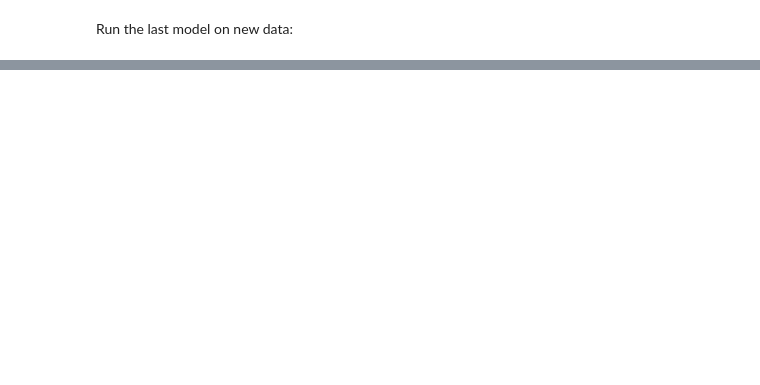
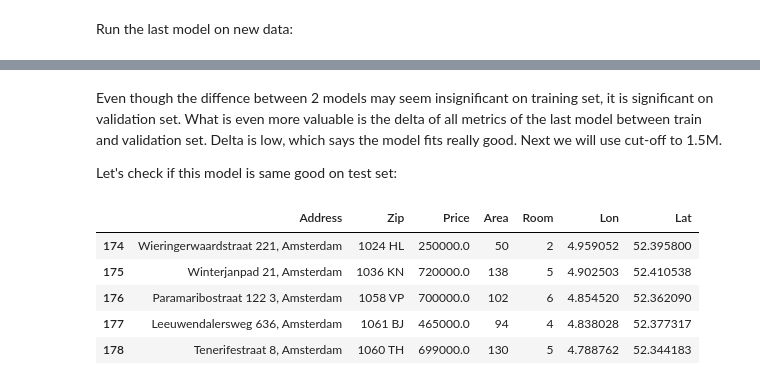
Before and after one commit to nadiia-duiunova/House_price, a Jupyter notebook: Machine_learning.ipynb, the cells around one changed output, grey strips where cells are left out. Saved outputs shown, nothing was run; the diff lists cells and outputs as text; code cells hidden in the pictures; blank space fills up the shorter version.

```diff
--- a/Machine_learning.ipynb
+++ b/Machine_learning.ipynb
@@ -115,0 +109,19 @@ There is no signifficant difference between cut off of 1.5M and 2M, so we'll kee
+# %% [markdown]
+Even though the diffence between 2 models may seem insignificant on training set, it is significant on validation set. What is even more valuable is the delta of all metrics of the last model between train and validation set. Delta is low, which says the model fits really good. Next we will use cut-off to 1.5M.
+
+Let's check if this model is same good on test set:
+# %%
+data_test = pd.read_csv("./data/data_test.csv").dropna(how = 'any')
+data_test.drop(data_test[data_test['Price']> 1500000].index, inplace=True)
+
+# reset indexes
+data_test = data_test.reset_index()
+data_test = data_test.drop(columns=['index'])
+data_test.tail()
+# %% [output]
+|  | Address | Zip | Price | Area | Room | Lon | Lat |
+| 174 | Wieringerwaardstraat 221, Amsterdam | 1024 HL | 250000.0 | 50 | 2 | 4.959052 | 52.395800 |
+| 175 | Winterjanpad 21, Amsterdam | 1036 KN | 720000.0 | 138 | 5 | 4.902503 | 52.410538 |
+| 176 | Paramaribostraat 122 3, Amsterdam | 1058 VP | 700000.0 | 102 | 6 | 4.854520 | 52.362090 |
+| 177 | Leeuwendalersweg 636, Amsterdam | 1061 BJ | 465000.0 | 94 | 4 | 4.838028 | 52.377317 |
+| 178 | Tenerifestraat 8, Amsterdam | 1060 TH | 699000.0 | 130 | 5 | 4.788762 | 52.344183 |
```
Also changed, not shown: parts of 21 cells of this notebook.
